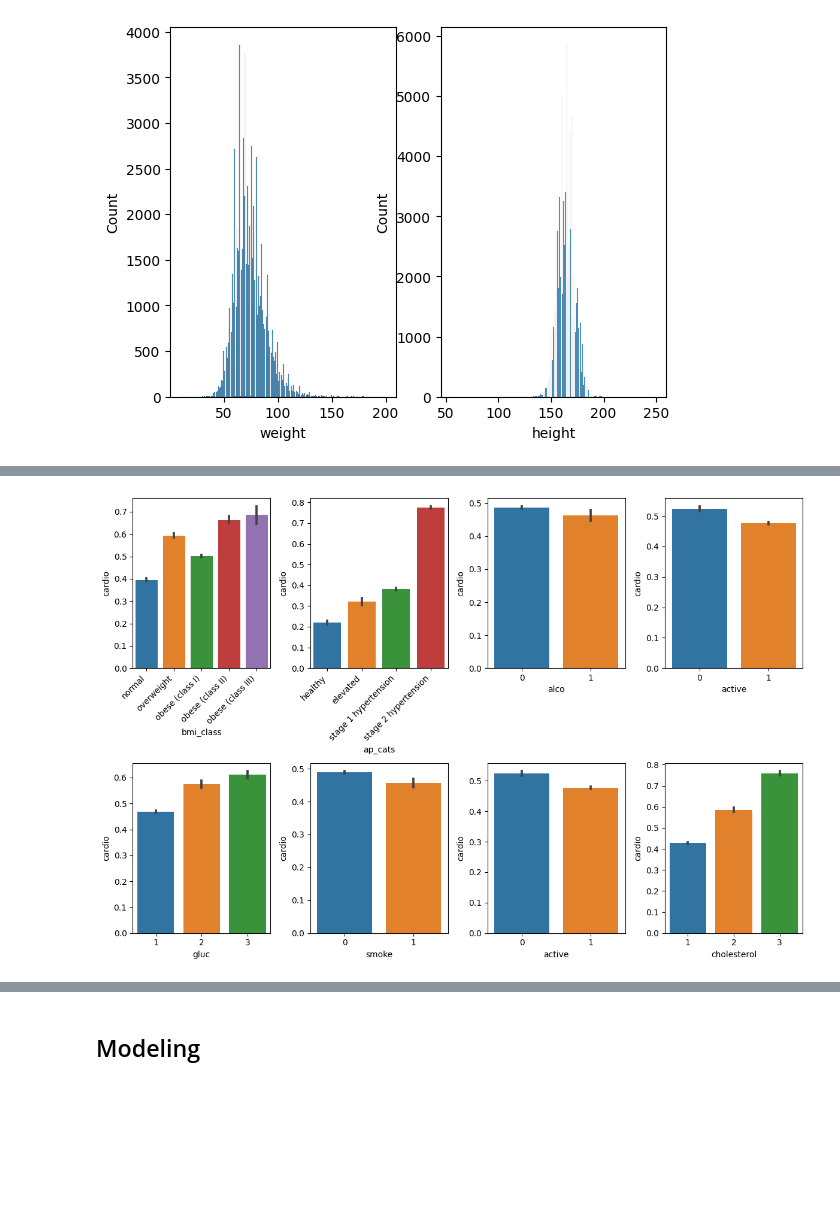
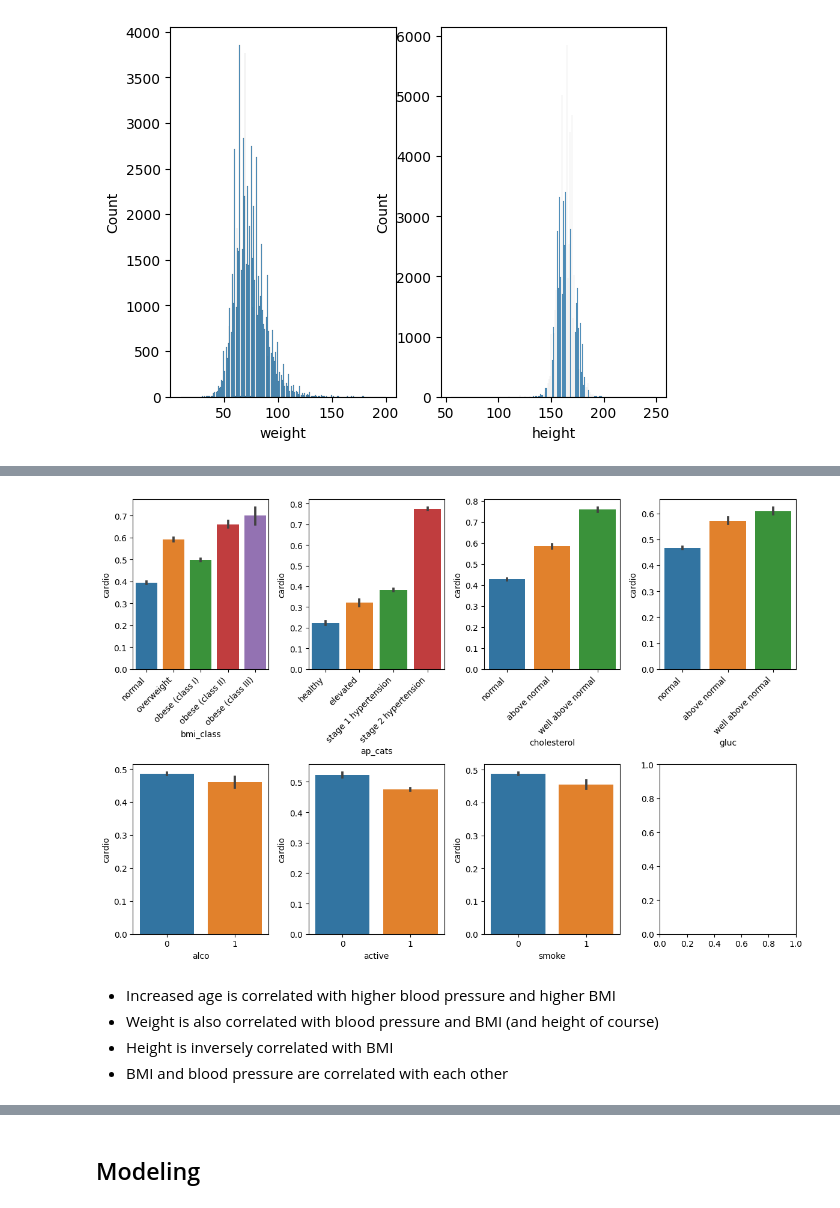
Before and after one commit to jvesand/Machine-learning-Johan-Sandberg, a Jupyter notebook: Lab/2_disease_prediction.ipynb, the cells around one changed output, grey strips where cells are left out. Cells and saved outputs as stored; diff of their text form; code cells hidden in the pictures; blank space fills up the shorter version.

```diff
--- a/Lab/2_disease_prediction.ipynb
+++ b/Lab/2_disease_prediction.ipynb
@@ -119,0 +154,7 @@ sns.boxplot(df["bmi"])
+# %%
+# first get rid of extreme values to get sample mean and sample standard deviation more representative of population (for filtering using std)
+print(f"Excluded {len(df[~df['height'].between(120,240)])} height outliers")
+print(f"Excluded {len(df[~df['weight'].between(40,130)])} weight outliers")
+
+df = df[df["height"].between(120,240)]
+df = df[df["weight"].between(40,130)]
@@ -120,16 +164,16 @@ sns.boxplot(df["bmi"])
 # %%
 # using 3 stdev instead of IQR because we want the full normal distribution
+# BMI should be relatively normally distributed, so we can use the standard deviation of the data for outlier detection
+# Using 3 standard deviations since the data set is very large
+# Since height and weight define bmi, we first filter those
 
-lst = ["height", "weight", "bmi"]
-
-for i in lst:
+for i in ["height", "weight", "bmi"]:
     upper = df[i].mean() + 3 * df[i].std()
     lower = df[i].mean() - 3 * df[i].std()
-
+    print(f"Excluded {len(df[~df[i].between(lower, upper)])} outliers based on {i}")
     df = df[df[i].between(lower, upper)]
 
 sns.boxplot(df["bmi"])
 
-
-print(lower, upper) # (13, 42) seems reasonable
+print(lower, upper) # about (13, 42) seems reasonable
 # %% [output]
@@ -224,0 +293,8 @@ df = df[df["ap_lo"].between(40, 110)]
+# %%
+# now use 3 std
+
+for i in ["ap_lo", "ap_hi"]:
+    upper = df[i].mean() + 3 * df[i].std()
+    lower = df[i].mean() - 3 * df[i].std()
+    print(f"Excluded {len(df[~df[i].between(lower, upper)])} outliers (mean +- 3 std) of {i}")
+    df = df[df[i].between(lower, upper)]
@@ -244,21 +325,31 @@ plt.xticks(rotation=45);
 # %%
 # visualizing categorical features vs cardiovascular disease
 
 fig, ax = plt.subplots(2,4, figsize = (12, 8))
 ax = ax.flatten()
 
-list_categorical = ["bmi_class", "ap_cats", "alco", "active", "gluc", "smoke", "active", "cholesterol"]
+list_categorical = ["bmi_class", "ap_cats", "cholesterol", "gluc", "alco", "active", "smoke"]
 
 for i, cat in enumerate(list_categorical):
     sns.barplot(df, x = cat, y = "cardio", ax = ax[i])
 
 ax[0].set_xticklabels(class_list, rotation = 45, ha = "right")
 ax[1].set_xticklabels(cat_list, rotation = 45, ha = "right")
+ax[2].set_xticklabels(["normal", "above normal", "well above normal"], rotation = 45, ha = "right")
+ax[3].set_xticklabels(["normal", "above normal", "well above normal"], rotation = 45, ha = "right")
 
-# ax[0].set
 fig.tight_layout()
+
+# these all check out, except for alco, smoke
+# alco finding could be explained by known moderate alcohol consumption association with cardiovascular health
+# but smoking finding is strange
 # %% [output]
-[figure, old version]
+[figure, new version]
+# %% [markdown]
+- Increased age is correlated with higher blood pressure and higher BMI
+- Weight is also correlated with blood pressure and BMI (and height of course)
+- Height is inversely correlated with BMI
+- BMI and blood pressure are correlated with each other
 # %%
 # visualizing correlations
 list_numerical = ["age", "height", "weight", "ap_hi", "ap_lo", "bmi"]
```
Also changed, not shown: parts of 55 cells of this notebook, 1 other file.
